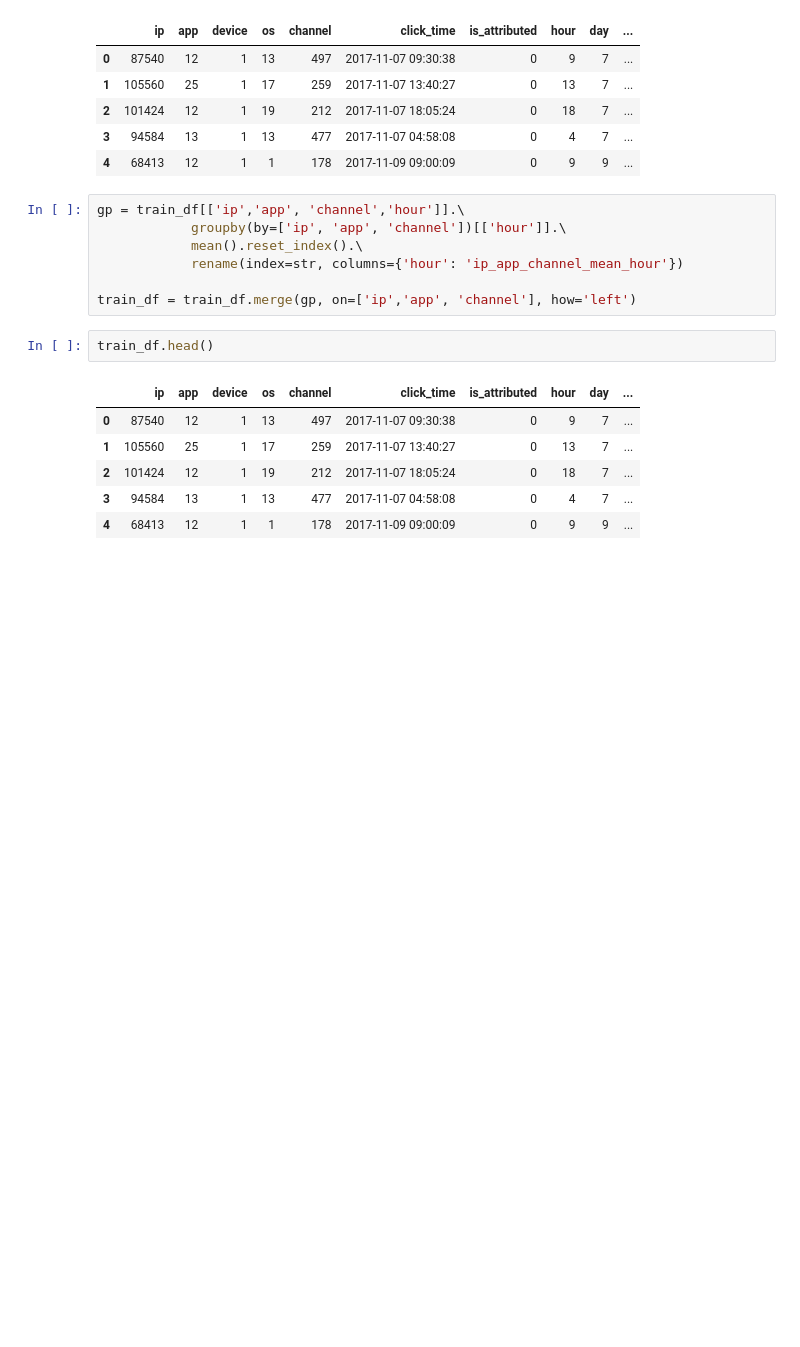
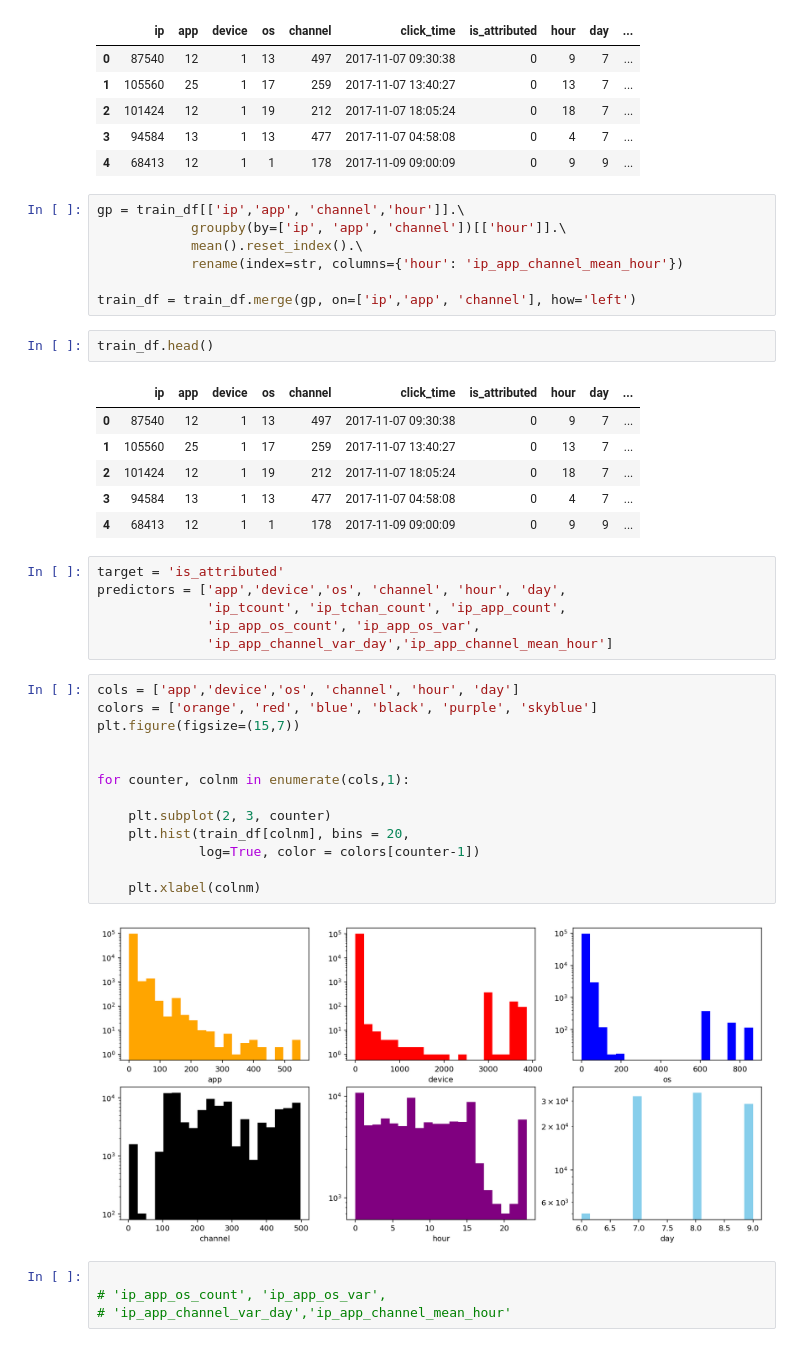
Before and after one commit to Atashnezhad/Fraud_Detection_Pyspark, a Jupyter notebook: codes/EDA.ipynb, the cells around one changed output. Drawn from its saved outputs; the diff is of its cells as text; blank space fills up the shorter version.

Commit message:
hist added

```diff
--- a/codes/EDA.ipynb
+++ b/codes/EDA.ipynb
@@ -157,3 +159,28 @@ train_df.head()
 | 2 | 101424 | 12 | 1 | 19 | 212 | 2017-11-07 18:05:24 | 0 | 18 | 7 | ... |
 | 3 | 94584 | 13 | 1 | 13 | 477 | 2017-11-07 04:58:08 | 0 | 4 | 7 | ... |
 | 4 | 68413 | 12 | 1 | 1 | 178 | 2017-11-09 09:00:09 | 0 | 9 | 9 | ... |
+# %%
+target = 'is_attributed'
+predictors = ['app','device','os', 'channel', 'hour', 'day',
+              'ip_tcount', 'ip_tchan_count', 'ip_app_count',
+              'ip_app_os_count', 'ip_app_os_var',
+              'ip_app_channel_var_day','ip_app_channel_mean_hour']
+# %%
+cols = ['app','device','os', 'channel', 'hour', 'day']
+colors = ['orange', 'red', 'blue', 'black', 'purple', 'skyblue']
+plt.figure(figsize=(15,7))
+
+
+for counter, colnm in enumerate(cols,1):
+
+    plt.subplot(2, 3, counter)
+    plt.hist(train_df[colnm], bins = 20,
+             log=True, color = colors[counter-1])
+
+    plt.xlabel(colnm)
+# %% [output]
+[figure, added]
+# %%
+
+# 'ip_app_os_count', 'ip_app_os_var',
+# 'ip_app_channel_var_day','ip_app_channel_mean_hour'
```
Also changed, not shown: parts of 1 cell of this notebook.
